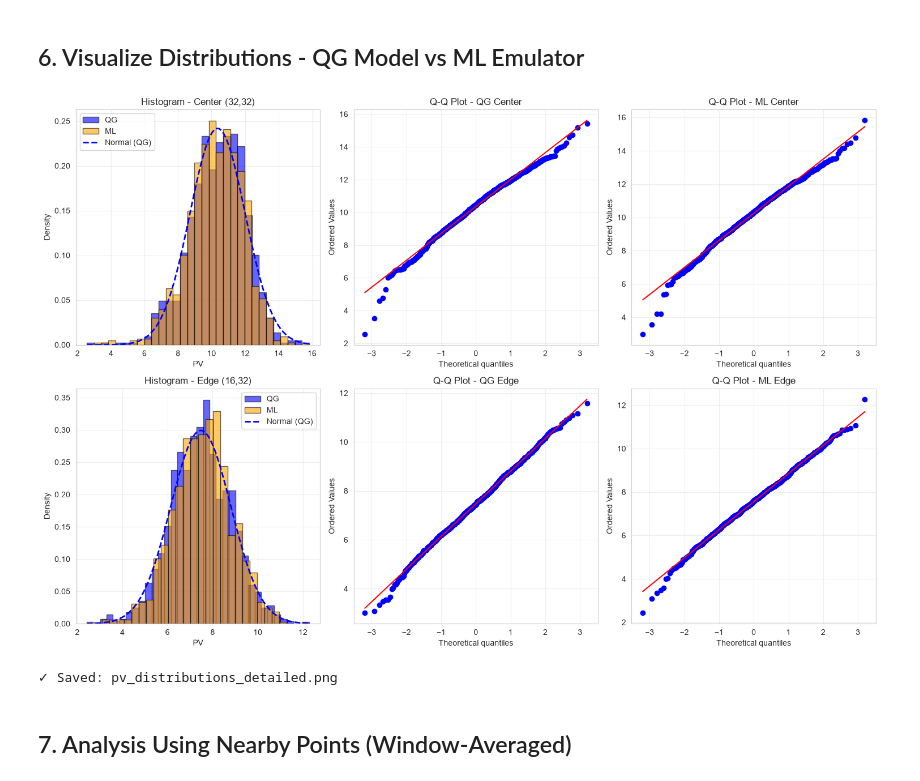
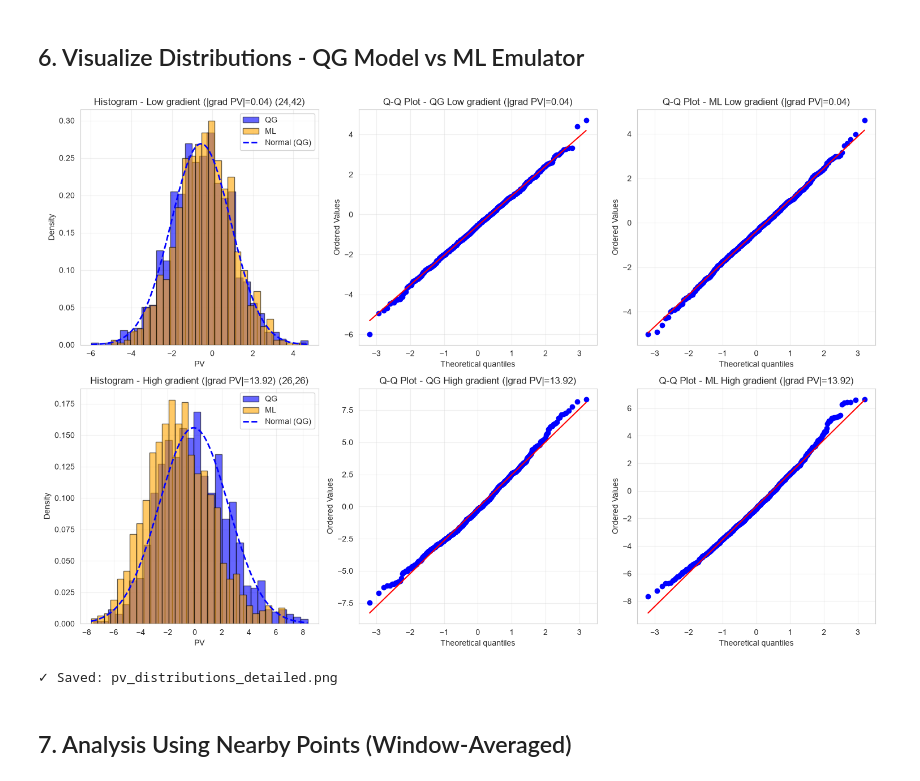
Before and after one commit to diegocarrio/QG_ML_Emulator, a Jupyter notebook: QG_ML_Analysis.ipynb, the cells around one changed output. Saved outputs shown, nothing was run; the diff lists cells and outputs as text; code cells hidden in the pictures.

```diff
--- a/QG_ML_Analysis.ipynb
+++ b/QG_ML_Analysis.ipynb
@@ -289,15 +552,20 @@ East Edge (32,48): (32,48)
 # %% [markdown]
 ## 6. Visualize Distributions - QG Model vs ML Emulator
 # %%
-# Plot distributions at 2 representative points
+# Plot distributions at representative low- and high-gradient points
 fig, axes = plt.subplots(2, 3, figsize=(15, 10))
 
-# Point 1: Center (typically smoother)
-y1, x1 = 32, 32
-# Point 2: Edge (more likely non-Gaussian)
-y2, x2 = 16, 32
+# Point 1: very small PV gradient
+y1, x1 = low_gradient_points[0]
+# Point 2: PV gradient greater than 7.5
+y2, x2 = high_gradient_points[0]
 
-for idx, (y, x, title_suffix) in enumerate([(y1, x1, 'Center'), (y2, x2, 'Edge')]):
+comparison_points = [
+    (y1, x1, f'Low gradient (|grad PV|={pv_qg_gradient_l0[y1, x1]:.2f})'),
+    (y2, x2, f'High gradient (|grad PV|={pv_qg_gradient_l0[y2, x2]:.2f})'),
+]
+
+for idx, (y, x, title_suffix) in enumerate(comparison_points):
     # QG Model - Histogram
     ax = axes[idx, 0]
     qg_vals = pv_qg[:, 0, y, x]
@@ -306,34 +574,34 @@ for idx, (y, x, title_suffix) in enumerate([(y1, x1, 'Center'), (y2, x2, 'Edge')
     ax.hist(qg_vals, bins=30, density=True, alpha=0.6, label='QG', color='blue', edgecolor='black')
     ax.hist(ml_vals, bins=30, density=True, alpha=0.6, label='ML', color='orange', edgecolor='black')
 
     # Add theoretical normal distribution
     x_range = np.linspace(min(qg_vals.min(), ml_vals.min()),
                           max(qg_vals.max(), ml_vals.max()), 100)
     mean_qg, std_qg = np.mean(qg_vals), np.std(qg_vals)
     ax.plot(x_range, stats.norm.pdf(x_range, mean_qg, std_qg),
             'b--', linewidth=2, label='Normal (QG)')
 
     ax.set_xlabel('PV')
     ax.set_ylabel('Density')
     ax.set_title(f'Histogram - {title_suffix} ({y},{x})')
     ax.legend()
     ax.grid(True, alpha=0.3)
 
     # Q-Q plots
     for model_idx, (vals, label, color) in enumerate([(qg_vals, 'QG', 'blue'),
                                                         (ml_vals, 'ML', 'orange')]):
         ax = axes[idx, 1 + model_idx]
         stats.probplot(vals, dist="norm", plot=ax)
         ax.set_title(f'Q-Q Plot - {label} {title_suffix}')
         ax.grid(True, alpha=0.3)
 
 plt.tight_layout()
 plt.savefig('pv_distributions_detailed.png', dpi=150, bbox_inches='tight')
 plt.show()
 
 print("✓ Saved: pv_distributions_detailed.png")
 # %% [output]
-[figure, old version]
+[figure, new version]
 ✓ Saved: pv_distributions_detailed.png
 # %% [markdown]
 ## 7. Analysis Using Nearby Points (Window-Averaged)
```
Also changed, not shown: parts of 10 cells of this notebook.
